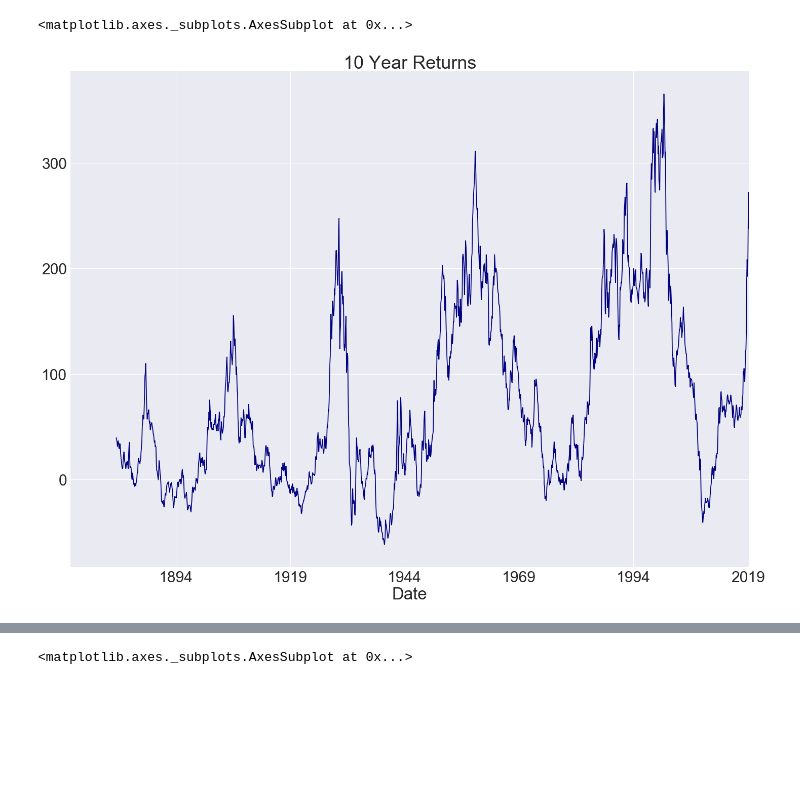
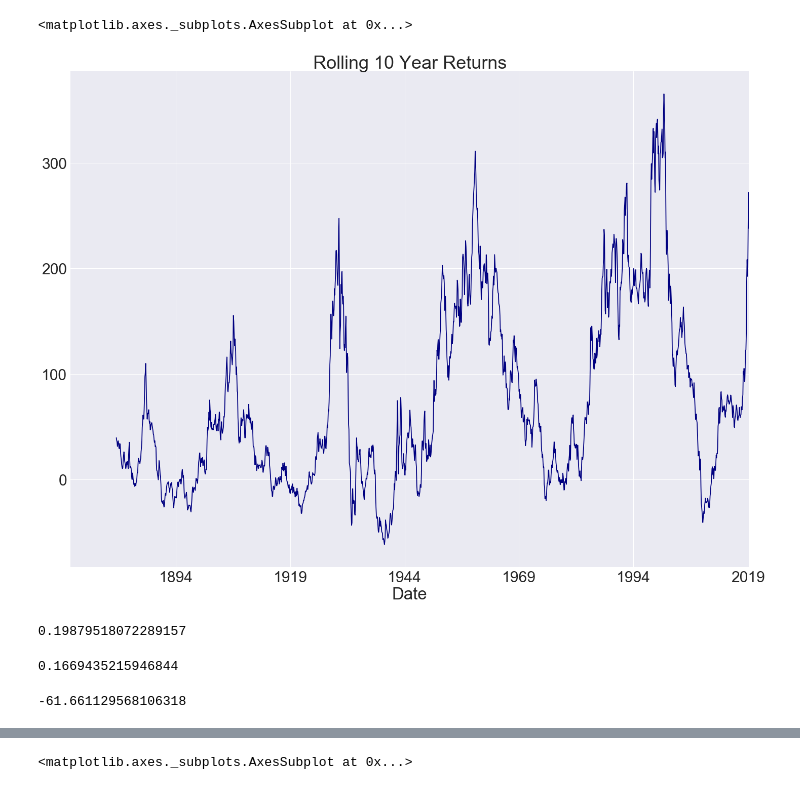
Before and after one commit to mrefermat/quant_finance, a Jupyter notebook: S&P500 Real Drawdowns.ipynb, the cells around one changed output, grey strips where cells are left out. Cells and saved outputs as stored; diff of their text form; code cells hidden in the pictures; blank space fills up the shorter version.

```diff
--- a/S&P500 Real Drawdowns.ipynb
+++ b/S&P500 Real Drawdowns.ipynb
@@ -14,7 +14,7 @@ token="Us3wFmXGgAj_1cUtHAAR"
 # %%
 sp=q.get("MULTPL/SP500_REAL_PRICE_MONTH", authtoken=token).Value
 # %%
-(sp.pct_change(120)*100).plot(colormap='jet',title='10 Year Returns')
+(sp.pct_change(120)*100).plot(colormap='jet',title='Rolling 10 Year Returns')
 # %% [output]
 <matplotlib.axes._subplots.AxesSubplot at 0x...>
-[figure, old version]
+[figure, new version]
@@ -20,0 +23,13 @@ sp=q.get("MULTPL/SP500_REAL_PRICE_MONTH", authtoken=token).Value
+# %%
+roll[roll<0].count()/roll.count()
+# %% [output]
+0.19879518072289157
+# %%
+roll2=roll['1919':]
+roll2[roll2<0].count()/roll2.count()
+# %% [output]
+0.1669435215946844
+# %%
+roll[roll<0].min()
+# %% [output]
+-61.661129568106318
```
Also changed, not shown: parts of 25 cells of this notebook, 2 other files.
